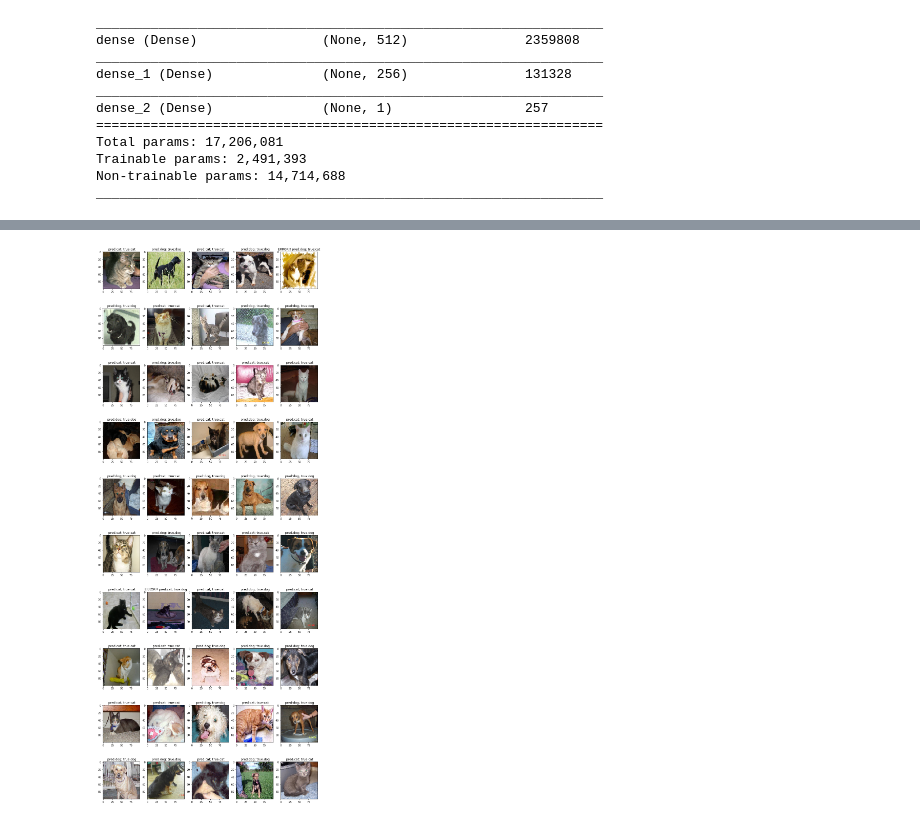
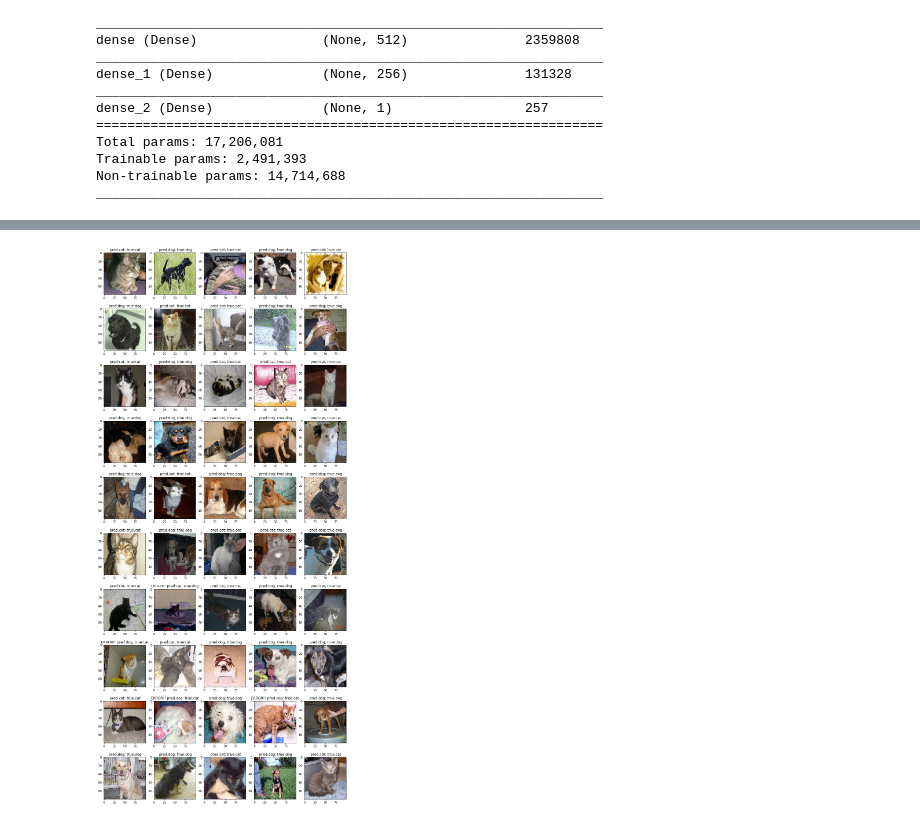
Before and after one commit to MenshikovDmitry/cv_workshop, a Jupyter notebook: Deep Workshop.ipynb, the cells around one changed output, grey strips where cells are left out. Drawn from its saved outputs; the diff is of its cells as text; code cells hidden in the pictures.

```diff
--- a/Deep Workshop.ipynb
+++ b/Deep Workshop.ipynb
@@ -207,15 +211,18 @@ pred_labels=["cat" if p==0 else "dog" for p in prediction[:,0]]
 true_labels=["cat" if p==0 else "dog" for p in y_test]
 # %%
-fig,axes=plt.subplots(nrows=10,ncols=5,figsize=(15,40))
+#plotting the images and predictions. Here we can see some errors
 
+#create a plot
+fig,axes=plt.subplots(nrows=10,ncols=5,figsize=(15,35))
 
+#fill the plot with images and labels
 for i in range(50):
     if pred_labels[i]!=true_labels[i]:
         e="ERROR!!"
     else: e=""
     axes[i//5,i%5].imshow(X_test[i])
     axes[i//5,i%5].set_title(e+" pred:"+pred_labels[i]+"; true:"+true_labels[i])
 
 plt.show()
 # %% [output]
-[figure, old version]
+[figure, new version]
```
Also changed, not shown: parts of 20 cells of this notebook, 2 other files.
